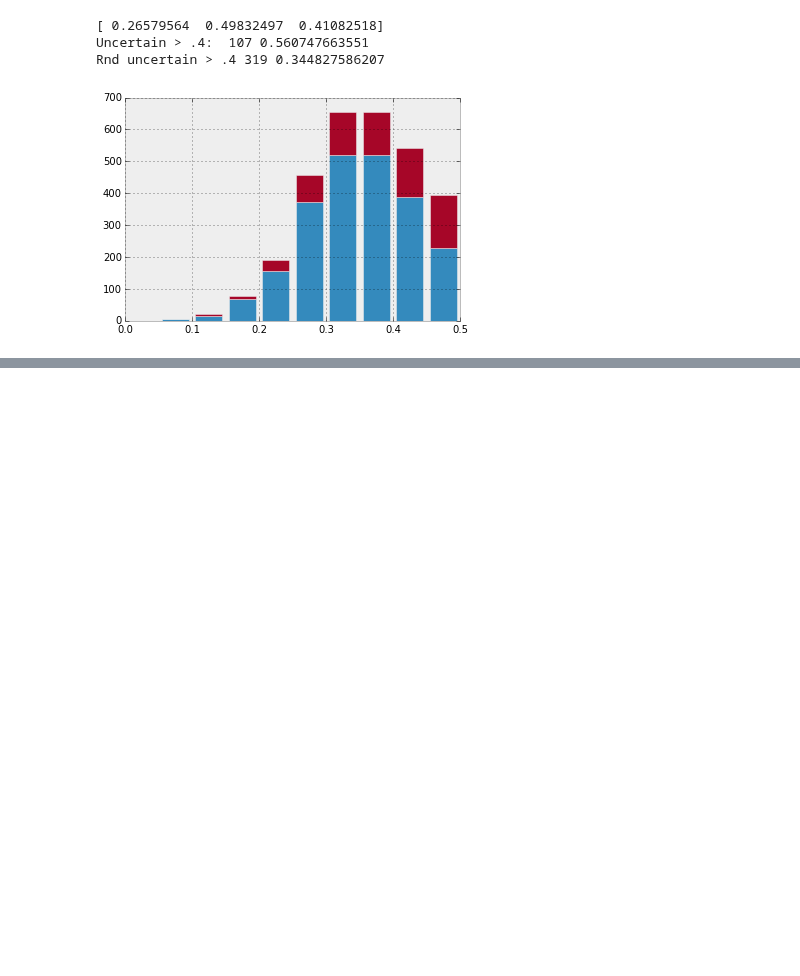
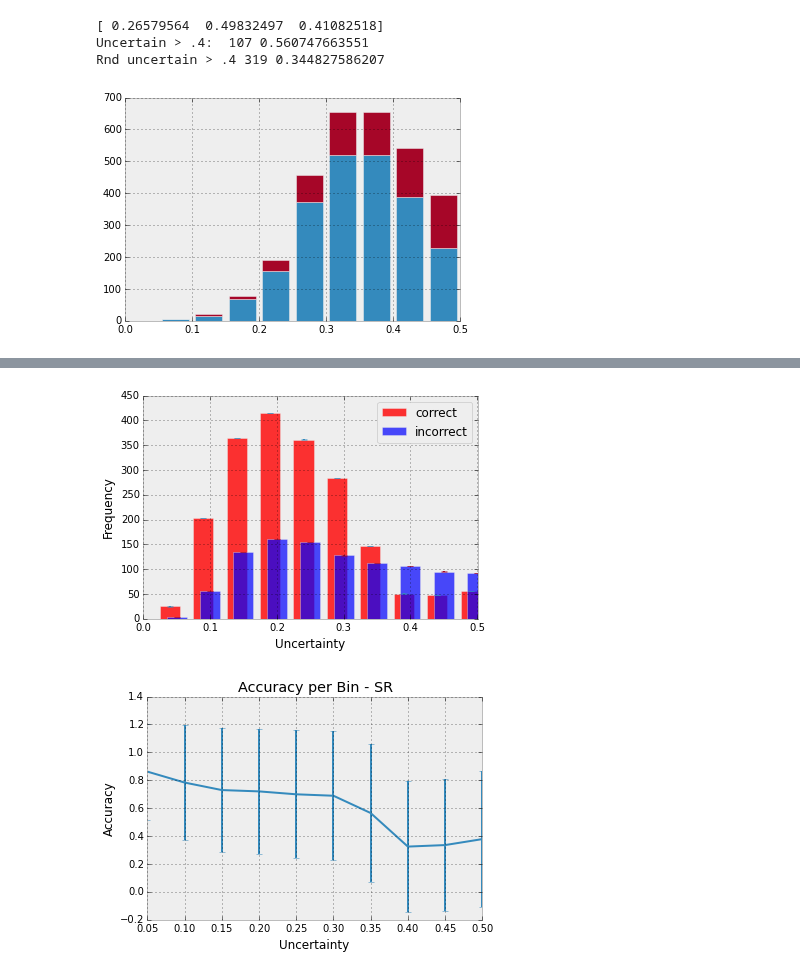
Before and after one commit to mramire8/notebooks, a Jupyter notebook: sr_analysis.ipynb, the cells around one changed output, grey strips where cells are left out. Cells and saved outputs as stored; diff of their text form; code cells hidden in the pictures; blank space fills up the shorter version.

```diff
--- a/sr_analysis.ipynb
+++ b/sr_analysis.ipynb
@@ -164,0 +175,32 @@ counts = plt.hist([unc_stu_sr[correct_st_sr],unc_stu_sr[-correct_st_sr]],  bins=
+# %%
+def histogram_uncertainty_correct(unc, correct):
+    """Plot distribution of uncertainty by correct and incorrect labels"""
+    cor,binEdges =np.histogram(unc[correct],bins=np.arange(0,.501,.05))
+    incor,_      =np.histogram(unc[-correct],bins=np.arange(0,.501,.05))
+    bincenters   = 0.5*(binEdges[1:]+binEdges[:-1])
+    menStd = np.sqrt(y)
+    width=0.03
+    plt.bar(bincenters,cor,width=width, color='r', yerr=stdv, alpha=.8, label='correct')
+    plt.bar(bincenters+0.01,incor,width=width, color='b', yerr=stdv, alpha=.7, label='incorrect')
+    plt.legend(loc='best')
+    plt.xlabel("Uncertainty")
+    plt.xlim([0,.501])
+    plt.ylabel('Frequency')
+    plt.show()
+    return cor,incor
+
+from scipy import stats
+def accu_corr(cor,incor, title):
+    '''Plot accuracy per error bar bin'''
+    accu_st = np.array([[np.mean(x),np.std(x)] for x in [[1]*cr + [0]*inc for cr, inc in zip(cor,incor)]])
+    plt.errorbar(bincenters+0.025, accu_st[:,0], yerr=accu_st[:,1])
+    plt.title("Accuracy per Bin - " + title)
+    plt.xlabel("Uncertainty")
+    plt.ylabel("Accuracy")
+    plt.show()
+
+cor, incor = histogram_uncertainty_correct(unc_stu_sr, correct_st_sr)
+accu_corr(cor,incor, "SR")
+# %% [output]
+[figure, added]
+[figure, added]
```
Also changed, not shown: parts of 7 cells of this notebook, 3 other files.
